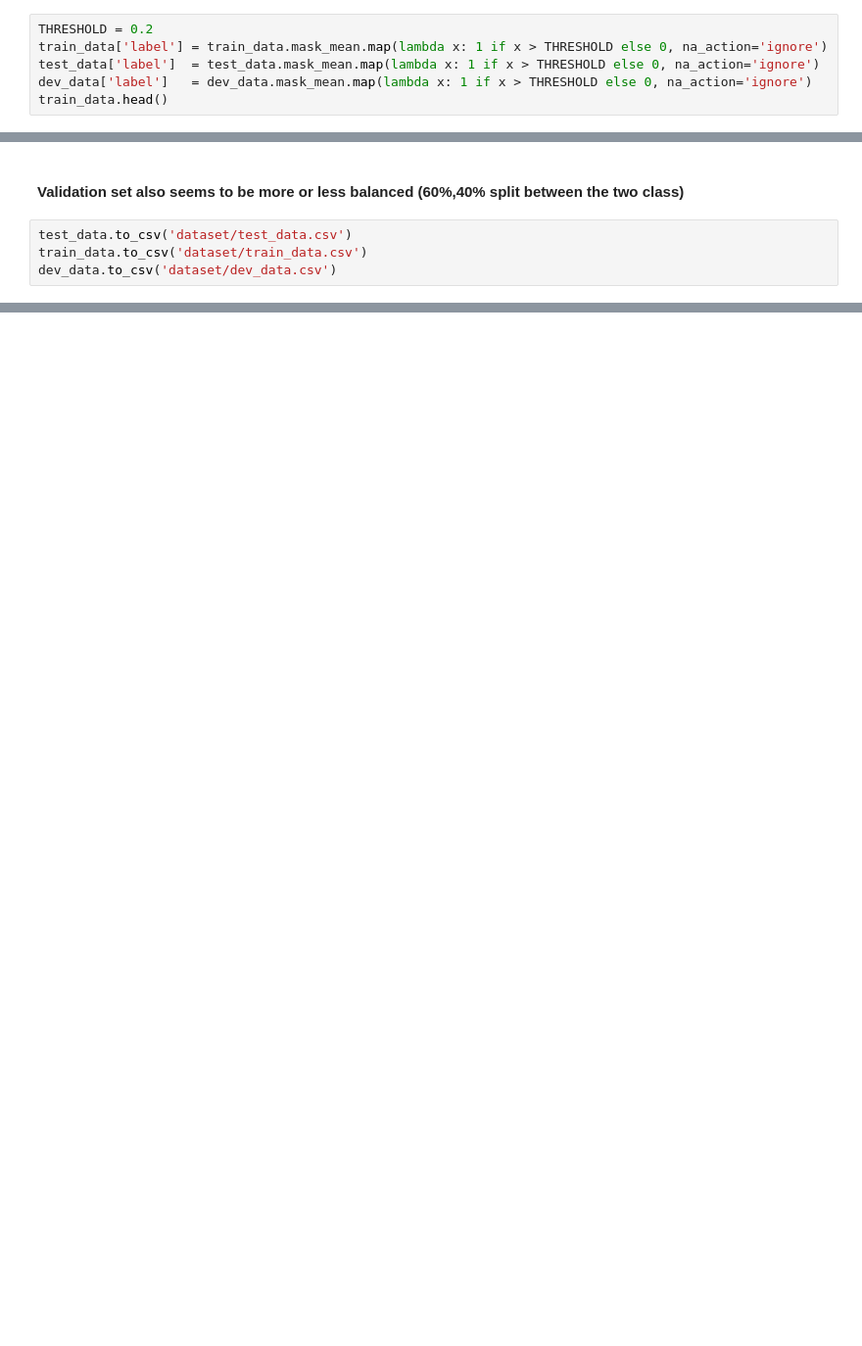
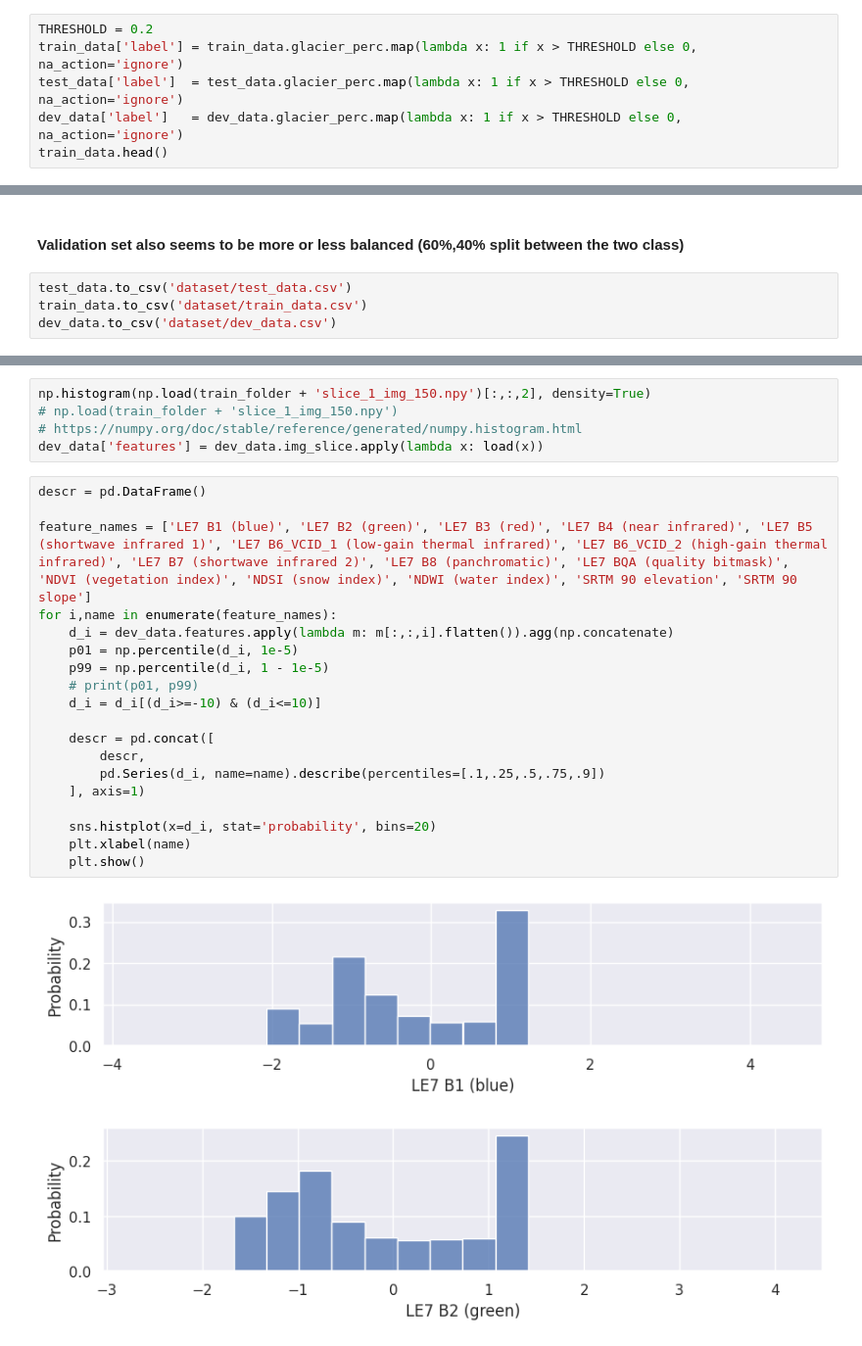
Before and after one commit to jonasbarth/fds-2022-final-project, a Jupyter notebook: preprocessing.ipynb, the cells around one changed output, grey strips where cells are left out. Shown at 98% size. Saved outputs shown, nothing was run; the diff lists cells and outputs as text; blank space fills up the shorter version.

Commit message:
Added histograms of values distribution and started binning values

```diff
--- a/preprocessing.ipynb
+++ b/preprocessing.ipynb
@@ -259,8 +259,8 @@ Aside from the data being a little strange since they are sometimes bigger than
 > Those images with pixels less than 20% are identified as non-glacier image and more than 20% as glacier image
 # %%
 THRESHOLD = 0.2
-train_data['label'] = train_data.mask_mean.map(lambda x: 1 if x > THRESHOLD else 0, na_action='ignore')
-test_data['label']  = test_data.mask_mean.map(lambda x: 1 if x > THRESHOLD else 0, na_action='ignore')
-dev_data['label']   = dev_data.mask_mean.map(lambda x: 1 if x > THRESHOLD else 0, na_action='ignore')
+train_data['label'] = train_data.glacier_perc.map(lambda x: 1 if x > THRESHOLD else 0, na_action='ignore')
+test_data['label']  = test_data.glacier_perc.map(lambda x: 1 if x > THRESHOLD else 0, na_action='ignore')
+dev_data['label']   = dev_data.glacier_perc.map(lambda x: 1 if x > THRESHOLD else 0, na_action='ignore')
 train_data.head()
 # %% [output]
@@ -301,0 +320,27 @@ dev_data.to_csv('dataset/dev_data.csv')
+# %%
+np.histogram(np.load(train_folder + 'slice_1_img_150.npy')[:,:,2], density=True)
+# np.load(train_folder + 'slice_1_img_150.npy')
+# https://numpy.org/doc/stable/reference/generated/numpy.histogram.html
+dev_data['features'] = dev_data.img_slice.apply(lambda x: load(x))
+# %%
+descr = pd.DataFrame()
+
+feature_names = ['LE7 B1 (blue)', 'LE7 B2 (green)', 'LE7 B3 (red)', 'LE7 B4 (near infrared)', 'LE7 B5 (shortwave infrared 1)', 'LE7 B6_VCID_1 (low-gain thermal infrared)', 'LE7 B6_VCID_2 (high-gain thermal infrared)', 'LE7 B7 (shortwave infrared 2)', 'LE7 B8 (panchromatic)', 'LE7 BQA (quality bitmask)', 'NDVI (vegetation index)', 'NDSI (snow index)', 'NDWI (water index)', 'SRTM 90 elevation', 'SRTM 90 slope']
+for i,name in enumerate(feature_names):
+    d_i = dev_data.features.apply(lambda m: m[:,:,i].flatten()).agg(np.concatenate)
+    p01 = np.percentile(d_i, 1e-5)
+    p99 = np.percentile(d_i, 1 - 1e-5)
+    # print(p01, p99)
+    d_i = d_i[(d_i>=-10) & (d_i<=10)]
+
+    descr = pd.concat([
+        descr,
+        pd.Series(d_i, name=name).describe(percentiles=[.1,.25,.5,.75,.9])
+    ], axis=1)
+
+    sns.histplot(x=d_i, stat='probability', bins=20)
+    plt.xlabel(name)
+    plt.show()
+# %% [output]
+[figure, added]
+[figure, added]
```
Also changed, not shown: parts of 13 cells of this notebook.
